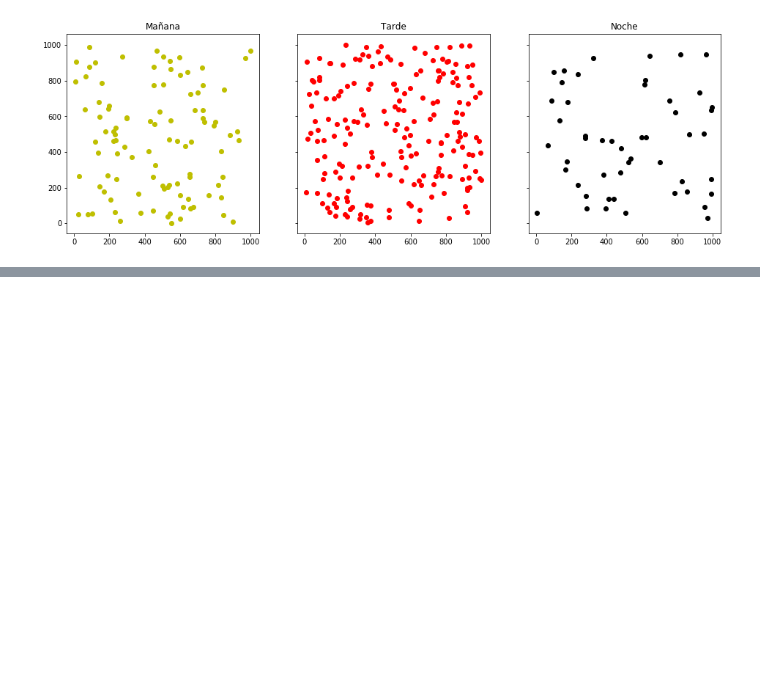
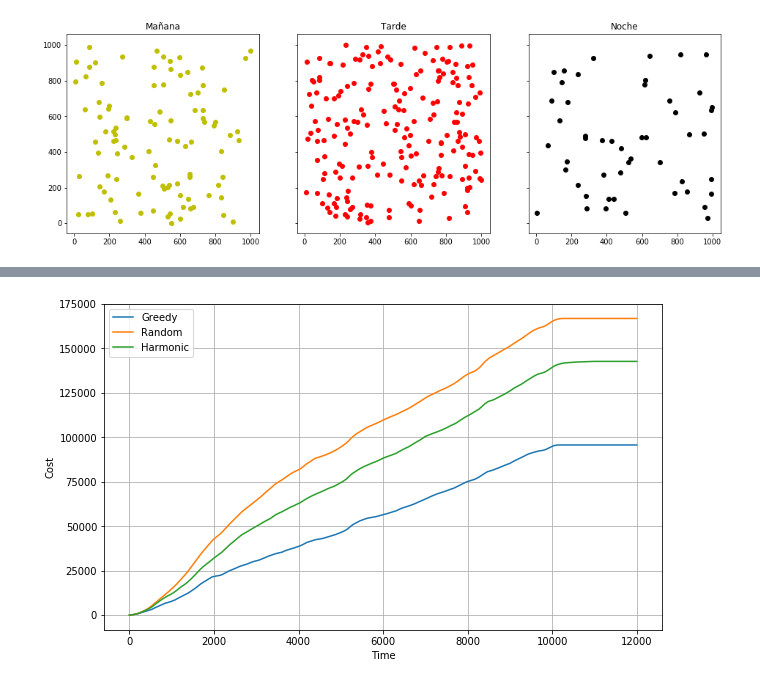
Before and after one commit to dsanmartin/INF564-HW, a Jupyter notebook: 1/hw1.ipynb, the cells around one changed output, grey strips where cells are left out. Saved outputs shown, nothing was run; the diff lists cells and outputs as text; code cells hidden in the pictures; blank space fills up the shorter version.

```diff
--- a/1/hw1.ipynb
+++ b/1/hw1.ipynb
@@ -347,0 +183,10 @@ plt.plot(np.cumsum(costs_greedy))
+# %%
+cg_man_3 = greedy(manana, req_3)
+# %%
+cr_man_3 = random(manana, req_3)
+# %%
+ch_man_3 = harmonic(manana, req_3)
+# %%
+plotCosts(cg_man_3, cr_man_3, ch_man_3)
+# %% [output]
+[figure, added]
```
Also changed, not shown: parts of 21 cells of this notebook.
